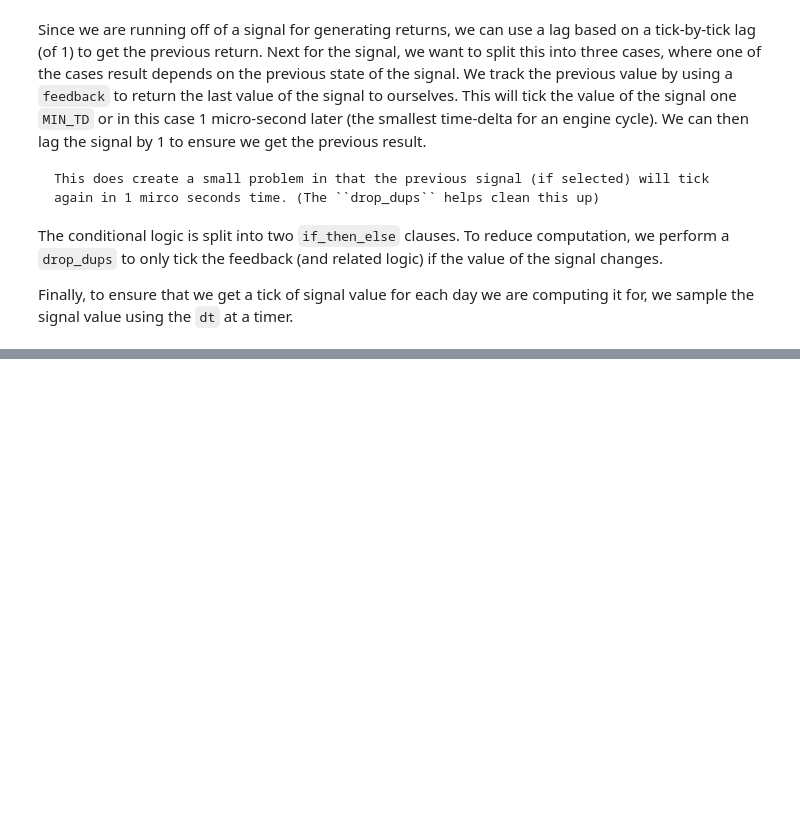
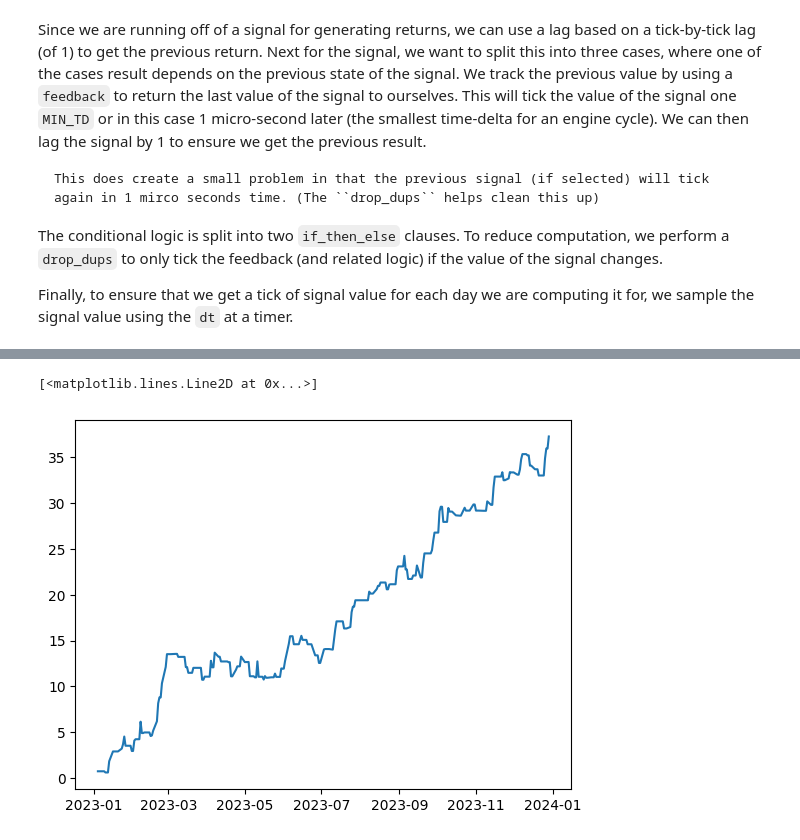
Before and after one commit to hhenson/hg_systematic, a Jupyter notebook: notebooks/power_autocorrelation_strategy.ipynb, the cells around one changed output, grey strips where cells are left out. Saved outputs shown, nothing was run; the diff lists cells and outputs as text; code cells hidden in the pictures; blank space fills up the shorter version.

```diff
--- a/notebooks/power_autocorrelation_strategy.ipynb
+++ b/notebooks/power_autocorrelation_strategy.ipynb
@@ -91,0 +104,6 @@ plt.plot(signal_data["date"], signal_data["value"])
+# %%
+pnl = lag(signal, period=1) * returns  # Yesterday's signal * today's return = pnl
+cum_pnl = sum_(pnl)
+# %%
+values = cum_pnl.eval()
+cum_pnl_data = {"date": [v[0] for v in values], "value": [v[1] for v in values]}
@@ -91,0 +114,5 @@ plt.plot(signal_data["date"], signal_data["value"])
+# %%
+plt.plot(cum_pnl_data["date"], cum_pnl_data["value"])
+# %% [output]
+[<matplotlib.lines.Line2D at 0x...>]
+[figure, added]
```
Also changed, not shown: parts of 11 cells of this notebook, 2 other files.
